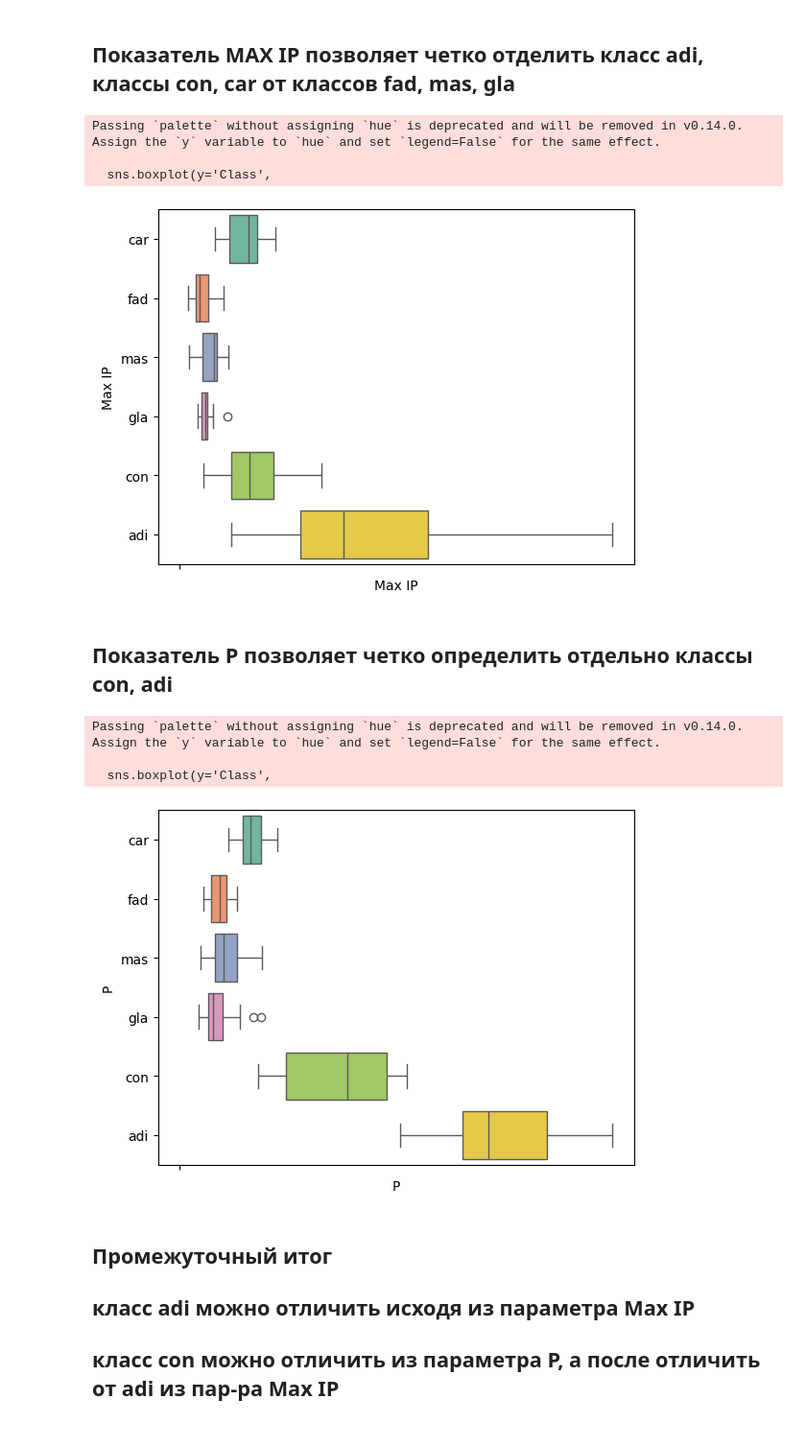
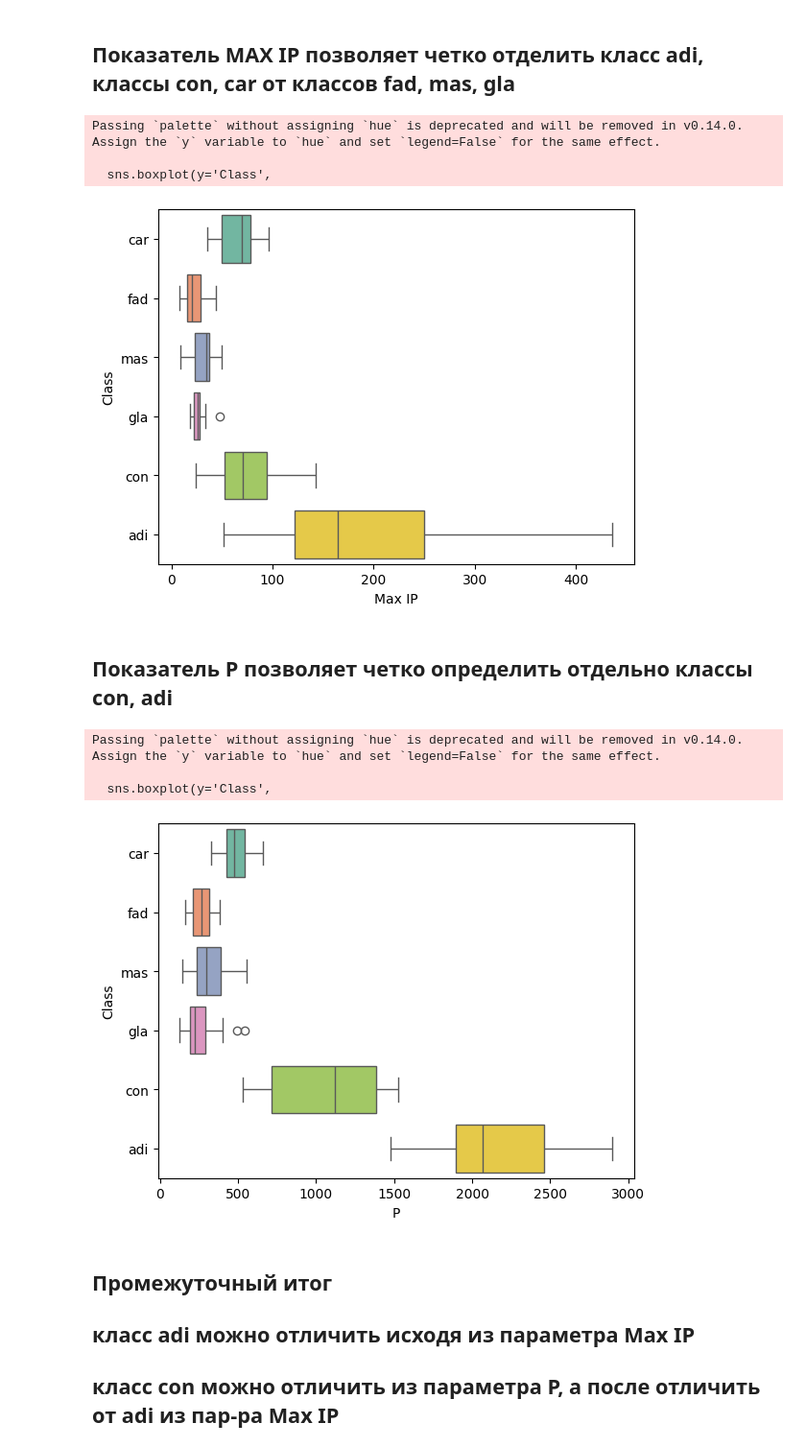
Before and after one commit to askras/mlda, a Jupyter notebook: labs/lab03/lab03_07/lab03_07_Busarov.ipynb, the cells around one changed output. Shown at 96% size. Saved outputs shown, nothing was run; the diff lists cells and outputs as text; code cells hidden in the pictures.

```diff
--- a/labs/lab03/lab03_07/lab03_07_Busarov.ipynb
+++ b/labs/lab03/lab03_07/lab03_07_Busarov.ipynb
@@ -81,7 +80,6 @@ Passing `palette` without assigning `hue` is deprecated and will be removed in v
 # %% [markdown]
 ## Показатель MAX IP позволяет четко отделить класс adi, классы con, car от классов fad, mas, gla
 # %%
-sns.boxplot(data['Max IP'])
 top_data = data[['Class','Max IP']]
 top_data = top_data.groupby('Class').sum()
 top_data = top_data.sort_values('Max IP', ascending=False)
@@ -93,23 +91,22 @@ sns.boxplot(y='Class',
 Passing `palette` without assigning `hue` is deprecated and will be removed in v0.14.0. Assign the `y` variable to `hue` and set `legend=False` for the same effect.
 
   sns.boxplot(y='Class',
-[figure, old version]
+[figure, new version]
 # %% [markdown]
 ## Показатель P позволяет четко определить отдельно классы con, adi
 # %%
-sns.boxplot(data['P'])
 top_data = data[['Class','P']]
 top_data = top_data.groupby('Class').sum()
 top_data = top_data.sort_values('P', ascending=False)
 top_data = top_data.index.values
 sns.boxplot(y='Class',
             x='P',
             data=data[data.Class.isin(top_data)], palette='Set2');
 # %% [output]
 Passing `palette` without assigning `hue` is deprecated and will be removed in v0.14.0. Assign the `y` variable to `hue` and set `legend=False` for the same effect.
 
   sns.boxplot(y='Class',
-[figure, old version]
+[figure, new version]
 # %% [markdown]
 ## Промежуточный итог
 ## класс adi можно отличить исходя из параметра Max IP
```
Also changed, not shown: parts of 2 cells of this notebook, 1 other file.
